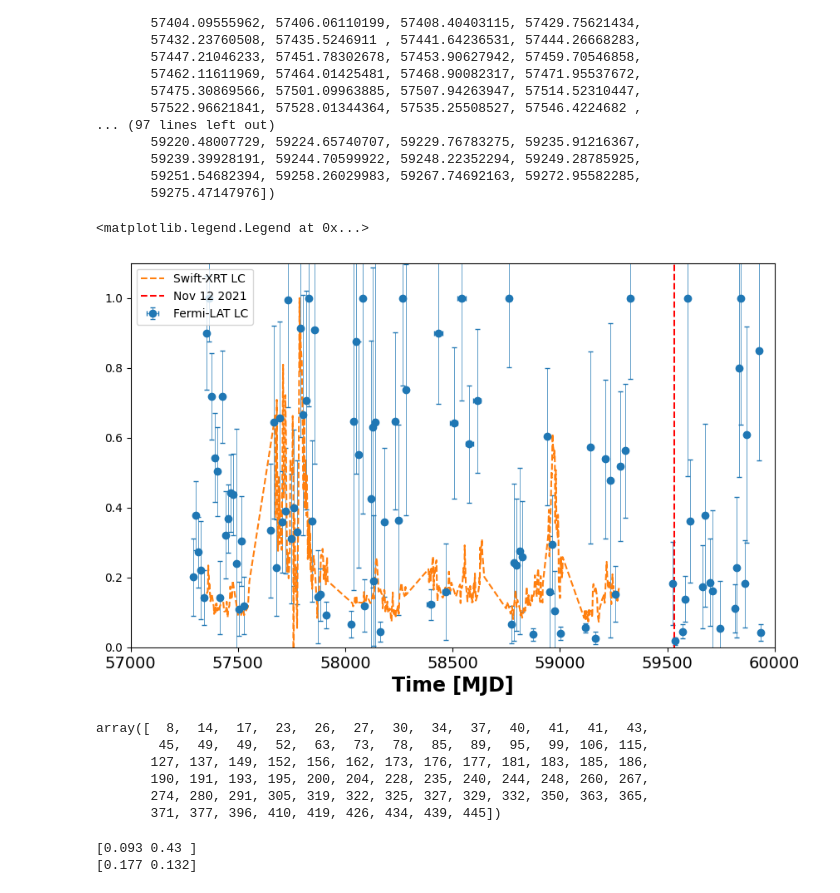
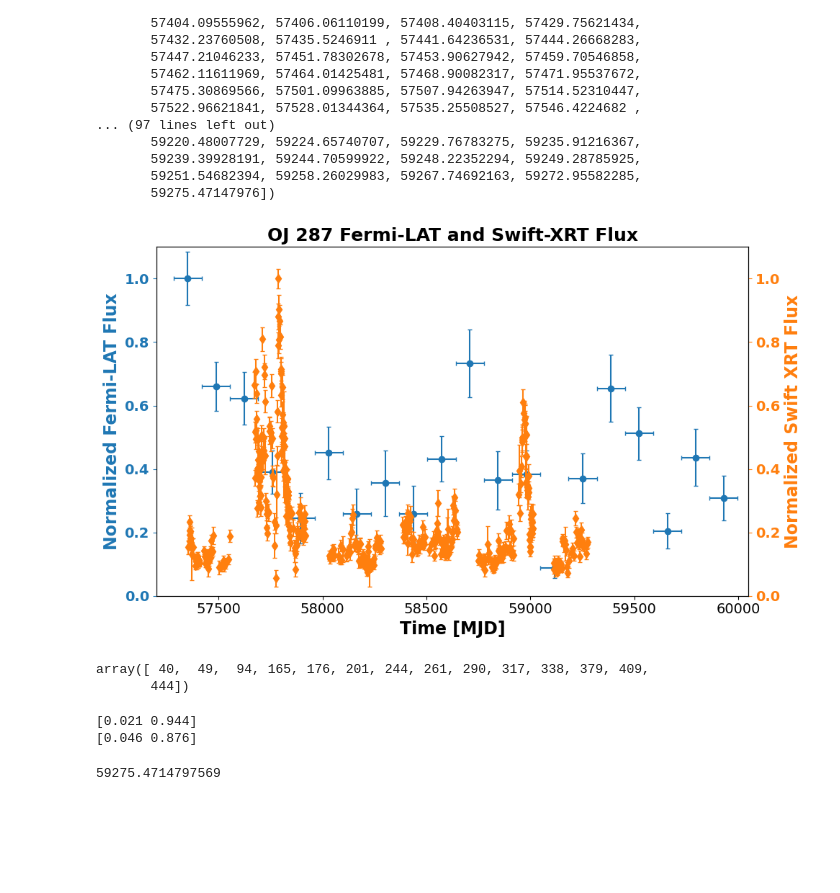
Before and after one commit to DarkWake9/Project-Fermi, a Jupyter notebook: 2311-02372-OJ287/segment-7_flare.ipynb, the cells around one changed output. Drawn from its saved outputs; the diff is of its cells as text; code cells hidden in the pictures; blank space fills up the shorter version.

```diff
--- a/2311-02372-OJ287/segment-7_flare.ipynb
+++ b/2311-02372-OJ287/segment-7_flare.ipynb
@@ -180,9 +180,9 @@ emax = 300 *u.GeV
 D_l = 1588.6 *u.Mpc
 
 
-dirs = ['7-20211101-20220619/','6-20200915-20210503/','4-20180918-20190528/','3B-20180206-20180622/','8-20220818-20230223/','1-20150918-20160527/','2-20160913-20170615/','3A-20170919-20180123/','5-20190928-20200608/']
-dirs.sort()
-
+# dirs = ['7-20211101-20220619/','6-20200915-20210503/','4-20180918-20190528/','3B-20180206-20180622/','8-20220818-20230223/','1-20150918-20160527/','2-20160913-20170615/','3A-20170919-20180123/','5-20190928-20200608/']
+# dirs.sort()
+dirs = ['all-20150918-20230223/']
 
 fig, ax = plt.subplots(1, 1, figsize=(10, 6))
 
@@ -209,40 +209,59 @@ for dir in dirs:
         scale = int(np.log10(lc['flux_ul95'].max())) -2
 
     tmean = (lc['tmin_mjd'] + lc['tmax_mjd'])/2
 
 
     # find the nearest element in x_rmag for each element in x_lc
     lcx = np.argwhere(lc['ts'] > TSmin)
     xl_lc = lc['tmin_mjd'][lc['ts'] > 9]
     xr_lc = lc['tmax_mjd'][lc['ts'] > 9]
     x_lc = np.array(tmean[lcx]).flatten()
     xl_lc = np.array(lc['tmin_mjd'][lcx]).flatten()
     xr_lc = np.array(lc['tmax_mjd'][lcx]).flatten()
     y_lc = np.array(lc['flux'])[lcx]/max(lc['flux'][lcx])
     yerr_lc = np.array(lc['flux_err'])[lcx]/max(lc['flux'][lcx])
     # yerr_lc = np.array(lc['flux_err'])[lc['ts'] > 9]/max(lc['flux'] + max(lc['flux_err']))
     y_lc = y_lc.flatten()
     yerr_lc = yerr_lc.flatten()
     x_fermi = np.append(x_fermi, x_lc)
     y_fermi = np.append(y_fermi, y_lc/max(y_lc))
     # xerr_fermi = np.append(xerr_fermi, [x_lc - xl_lc, xr_lc - x_lc])
     xl_fermi = np.append(xl_fermi, xl_lc)
     xr_fermi = np.append(xr_fermi, xr_lc)
     yerr_fermi = np.append(yerr_fermi, yerr_lc/max(y_lc))
 
     # y_lc = np.array(lc['flux'])[lc['ts'] > 9]/max(lc['flux'])
 
     # ax.errorbar(x_lc, y_lc/max(y_lc), fmt='o', yerr=yerr_lc/max(y_lc), xerr=[x_lc - xl_lc, xr_lc - x_lc], capsize=2, lw = 0.5, c = 'C0')
 
-ax.errorbar(x_fermi, y_fermi, yerr=yerr_fermi, xerr=[x_fermi - xl_fermi, xr_fermi - x_fermi], fmt='o', capsize=2, lw=0.5, c='C0', label='Fermi-LAT LC')
-ax.plot(t_sw_mjd, flux_sw/max(flux_sw), c='C1', lw=1.5, ls='--', label='Swift-XRT LC')
-ax.vlines(59531.5, 0, 1.2, color='red', linestyle='--', label='Nov 12 2021')
+ax2 = ax.twinx()
+
+
+ax.errorbar(x_fermi, y_fermi, yerr=yerr_fermi, xerr=[x_fermi - xl_fermi, xr_fermi - x_fermi], fmt='o', capsize=2,  c='C0', label='Fermi-LAT LC')
+ax.set_ylabel('Normalized Fermi-LAT Flux', color='C0', fontdict={'size': 17, 'weight': 'bold'})
+ax2.set_ylabel('Normalized Swift XRT Flux', color='C1', fontdict={'size': 17, 'weight': 'bold'})
+ax.set_yticklabels(np.arange(0, 1.1, 0.2).round(2), fontdict={'size': 14, 'weight': 'bold'})
+ax2.set_yticklabels(np.arange(0, 1.1, 0.2).round(2), fontdict={'size': 14, 'weight': 'bold'})
+ax.set_ylim(0, 1.1)
+ax2.set_ylim(0, 1.1)
+ax.tick_params(axis='y', colors='C0', labelcolor='C0')
+ax2.tick_params(axis='y', colors='C1', labelcolor='C1')
+
+
+
+
+ax2.set_ylim(0, 1.1)
+ax2.errorbar(t_sw_mjd, flux_sw/max(flux_sw), yerr=flux_err_sw,c='C1', fmt='d', label='Swift-XRT LC', capsize=2)
+# ax.vlines(59531.5, 0, 1.2, color='red', linestyle='--', label='Nov 12 2021')
 # ax.plot(x_rmag, y_rmag/max(y_rmag), c='C1', lw=1.5, ls='--', label='Optical R-band LC')
-ax.set_xlim(57000, 60000)
-ax.legend()
+ax.set_xlim(57200, 60050)
+# ax.legend()
+
+plt.title('OJ 287 Fermi-LAT and Swift-XRT Flux', fontdict={'size': 18, 'weight': 'bold'})
+plt.tight_layout()
+plt.savefig('./temp/OJ287_LC_Swift.pdf', dpi=300, facecolor='w', edgecolor='w', format='pdf')
 # %% [output]
-<matplotlib.legend.Legend at 0x...>
-[figure, old version]
+[figure, new version]
 # %%
 idx1 = []
 
@@ -266,12 +285,8 @@ for i in range(len(x_fermi_cb)):
 
 idx
 # %% [output]
-array([  8,  14,  17,  23,  26,  27,  30,  34,  37,  40,  41,  41,  43,
-        45,  49,  49,  52,  63,  73,  78,  85,  89,  95,  99, 106, 115,
-       127, 137, 149, 152, 156, 162, 173, 176, 177, 181, 183, 185, 186,
-       190, 191, 193, 195, 200, 204, 228, 235, 240, 244, 248, 260, 267,
-       274, 280, 291, 305, 319, 322, 325, 327, 329, 332, 350, 363, 365,
-       371, 377, 396, 410, 419, 426, 434, 439, 445])
+array([ 40,  49,  94, 165, 176, 201, 244, 261, 290, 317, 338, 379, 409,
+       444])
 # %%
 x_sw_cb = t_sw_mjd[idx]
 y_sw_cb = flux_sw[idx]
@@ -280,5 +295,9 @@ yerr_sw_cb = flux_err_sw[idx]
 print(np.round(pearsonr(y_fermi_cb, y_sw_cb/max(y_sw_cb)), 3))
 print(np.round(spearmanr(y_fermi_cb, y_sw_cb/max(y_sw_cb)), 3))
 # %% [output]
-[0.093 0.43 ]
-[0.177 0.132]
+[0.021 0.944]
+[0.046 0.876]
+# %%
+max(t_sw_mjd)
+# %% [output]
+59275.4714797569
```
Also changed, not shown: parts of 1 cell of this notebook, 3 other files.
